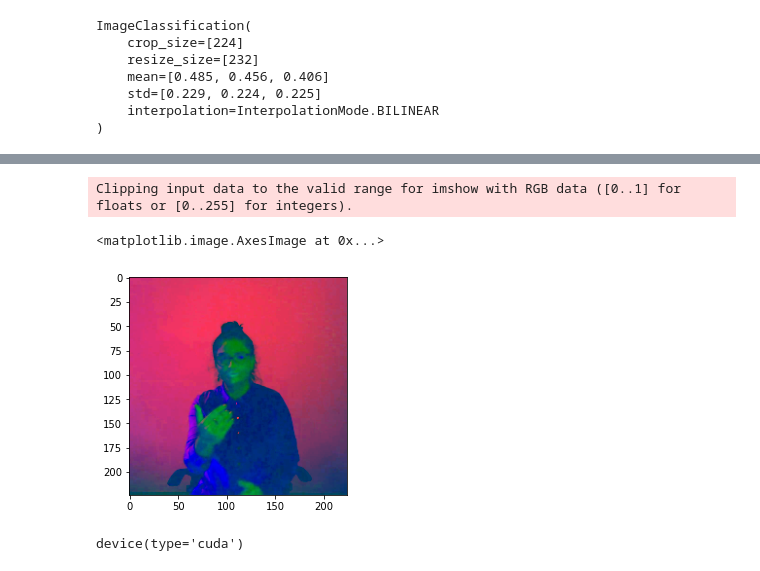
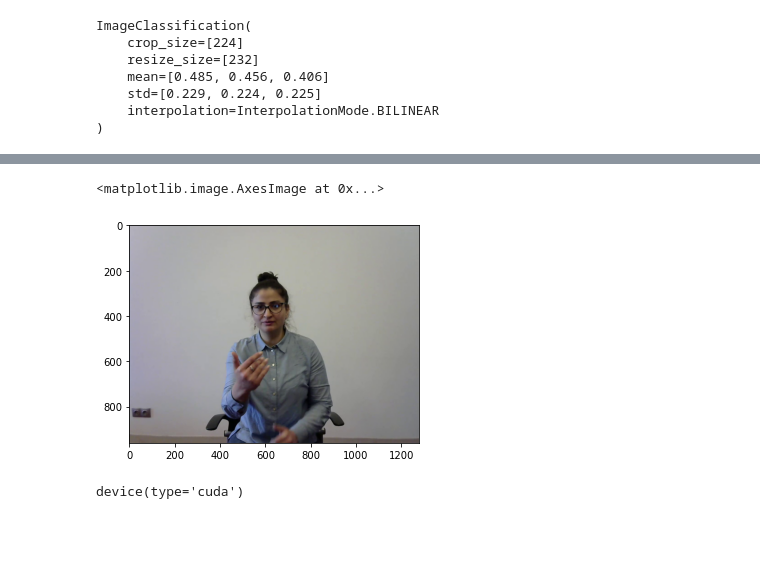
Before and after one commit to ADA-SITE-JML/sign-lang, a Jupyter notebook: tmp.ipynb, the cells around one changed output, grey strips where cells are left out. Saved outputs shown, nothing was run; the diff lists cells and outputs as text; code cells hidden in the pictures; blank space fills up the shorter version.

Commit message:
Some more trials to create the visual model

```diff
--- a/tmp.ipynb
+++ b/tmp.ipynb
@@ -136,17 +201,15 @@ transforms=partial(ImageClassification, crop_size=224, resize_size=232)
 # %%
 file_path = "../data/cam2/1/2022-05-26 11-15-10.mp4"
 
 cap = cv2.VideoCapture(file_path)
 cap.set(cv2.CAP_PROP_POS_FRAMES, 50)
 res, img = cap.read()
-img = cv2.cvtColor(img, cv2.COLOR_BGR2YCR_CB)
+img = cv2.cvtColor(img, cv2.COLOR_BGR2RGB)
 img = PIL.Image.fromarray(img)
-img = preprocess(img)
-plt.imshow(img.permute(1, 2, 0))
+plt.imshow(np.asarray(img))
 # %% [output]
-Clipping input data to the valid range for imshow with RGB data ([0..1] for floats or [0..255] for integers).
+<matplotlib.image.AxesImage at 0x...>
-<matplotlib.image.AxesImage at 0x...>
-[figure, old version]
+[figure, new version]
 # %%
 from modules.temp_conv import TemporalConv
 # %%
```
Also changed, not shown: parts of 20 cells of this notebook.
